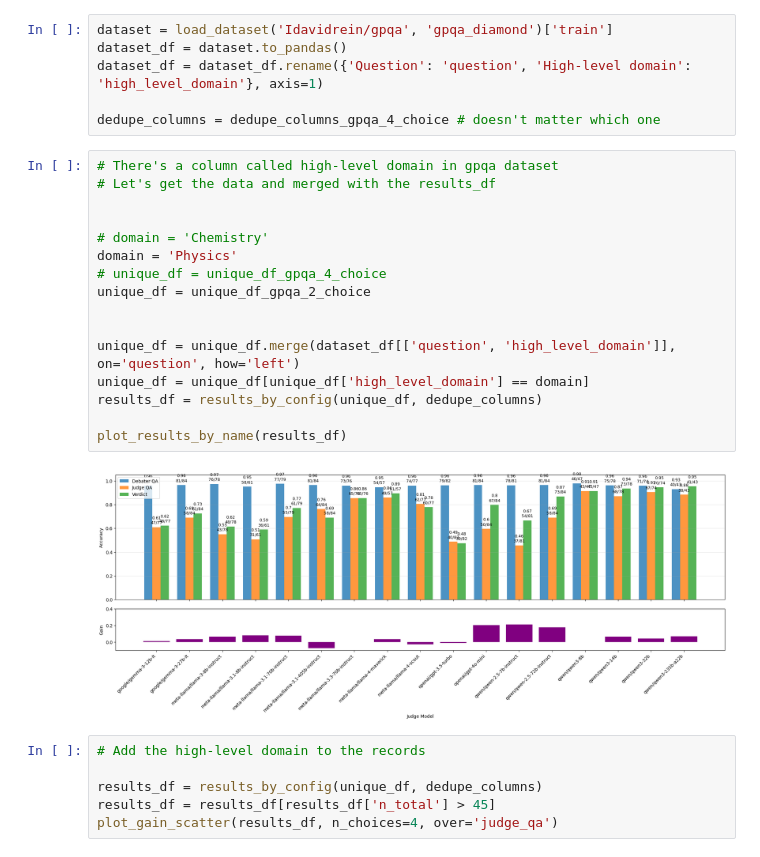
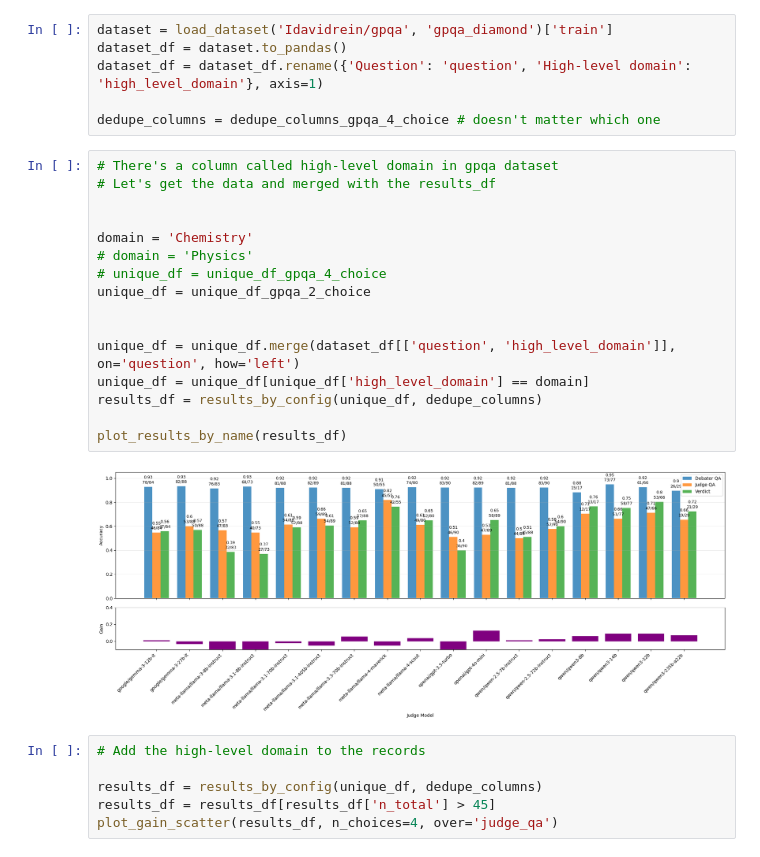
Before and after one commit to joshlevy89/llm_judge_debate_NEW, a Jupyter notebook: analysis.ipynb, the cells around one changed output. Drawn from its saved outputs; the diff is of its cells as text.

```diff
--- a/analysis.ipynb
+++ b/analysis.ipynb
@@ -408,21 +408,21 @@ dedupe_columns = dedupe_columns_gpqa_4_choice # doesn't matter which one
 # %%
 # There's a column called high-level domain in gpqa dataset
 # Let's get the data and merged with the results_df
 
 
-# domain = 'Chemistry'
-domain = 'Physics'
+domain = 'Chemistry'
+# domain = 'Physics'
 # unique_df = unique_df_gpqa_4_choice
 unique_df = unique_df_gpqa_2_choice
 
 
 unique_df = unique_df.merge(dataset_df[['question', 'high_level_domain']], on='question', how='left')
 unique_df = unique_df[unique_df['high_level_domain'] == domain]
 results_df = results_by_config(unique_df, dedupe_columns)
 
 plot_results_by_name(results_df)
 # %% [output]
-[figure, old version]
+[figure, new version]
 # %%
 # Add the high-level domain to the records
 
```
Also changed, not shown: parts of 4 cells of this notebook.
